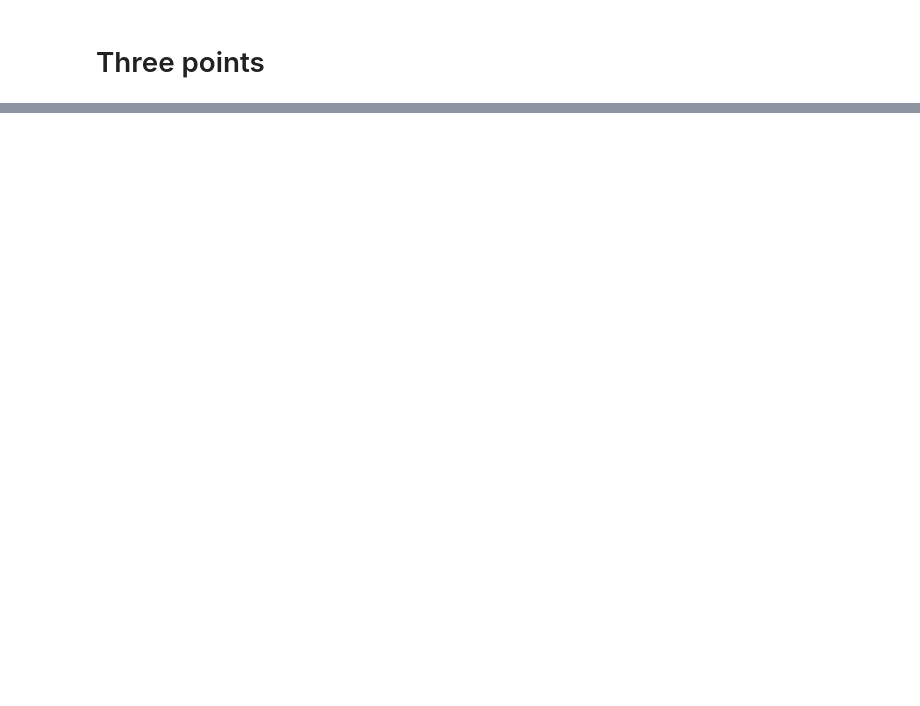
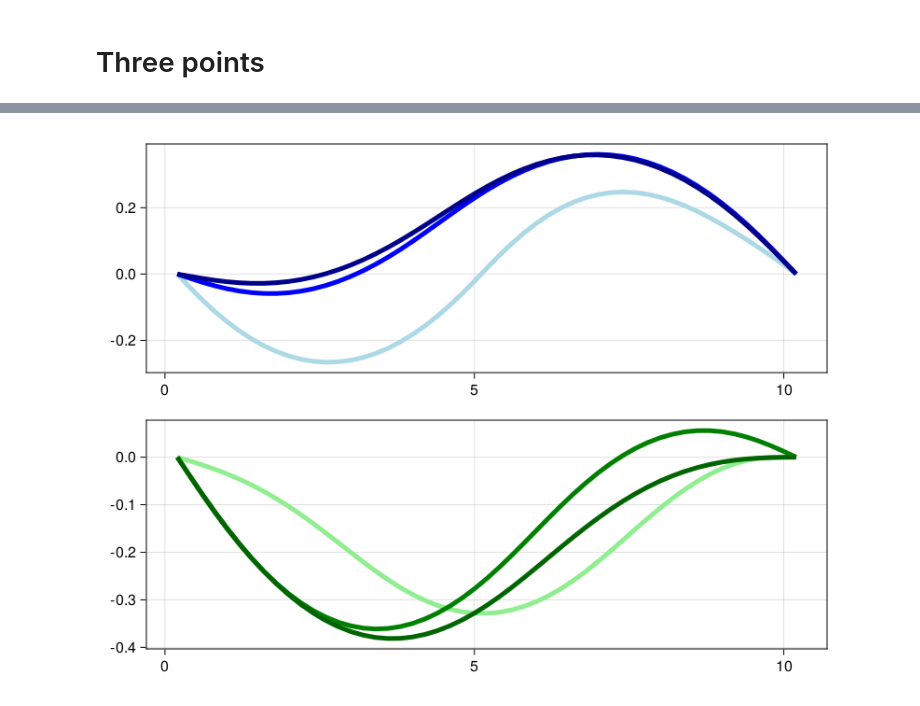
Before and after one commit to andgoldschmidt/interpolation-imsa, a Jupyter notebook: 09_andy_inspect_interp.ipynb, the cells around one changed output, grey strips where cells are left out. Saved outputs shown, nothing was run; the diff lists cells and outputs as text; code cells hidden in the pictures; blank space fills up the shorter version.

```diff
--- a/09_andy_inspect_interp.ipynb
+++ b/09_andy_inspect_interp.ipynb
@@ -591,0 +703,26 @@ dual_p = QuantumControlProblem(
+# %%
+# index1 = length(initial_θs) -3
+index1 = length(initial_θs) ÷ 2
+index2 = length(initial_θs) ÷ 2 + 1
+index3 = length(initial_θs) ÷ 2 + 2
+problem1 = initial_probs[index1]
+problem2 = initial_probs[index2]
+problem3 = initial_probs[index3]
+
+println("Co-optimizing $(initial_θs[index1] / π)π, $(initial_θs[index2] / π)π, and $(initial_θs[index3] / π)π...\n")
+
+# Ipopt options
+ops = Options()
+ops.recalc_y = "yes"
+ops.recalc_y_feas_tol = 1e-2
+ops.print_level = 3
+
+trip_p = UnitaryDirectSumProblem(
+    [problem1, problem2, problem3], 0.9999,
+    Q=1.0,
+    R=1e-2,
+    pade_order=10,
+    hessian_approximation=true,
+    calculate_pade_operators_structure=true,
+    ipopt_options=ops,
+)
@@ -592 +847,17 @@ dual_p = QuantumControlProblem(
+# %%
+f = Figure()
+ax1 = Axis(f[1, 1])
+ax2 = Axis(f[2, 1])
+ts = accumulate(+, timesteps(trip_p.trajectory))
+lines!(ax1, ts, trip_p.trajectory[:a][1, :], color=:lightblue, linewidth=5)
+lines!(ax1, ts, trip_p.trajectory[:a][3, :], color=:blue, linewidth=5)
+lines!(ax1, ts, trip_p.trajectory[:a][5, :], color=:darkblue, linewidth=5)
+
+lines!(ax2, ts, trip_p.trajectory[:a][2, :], color=:lightgreen, linewidth=5)
+lines!(ax2, ts, trip_p.trajectory[:a][4, :], color=:green, linewidth=5)
+lines!(ax2, ts, trip_p.trajectory[:a][6, :], color=:darkgreen, linewidth=5)
+
+f
+# %% [output]
+[figure, added]
 # %%
```
Also changed, not shown: parts of 43 cells of this notebook.
